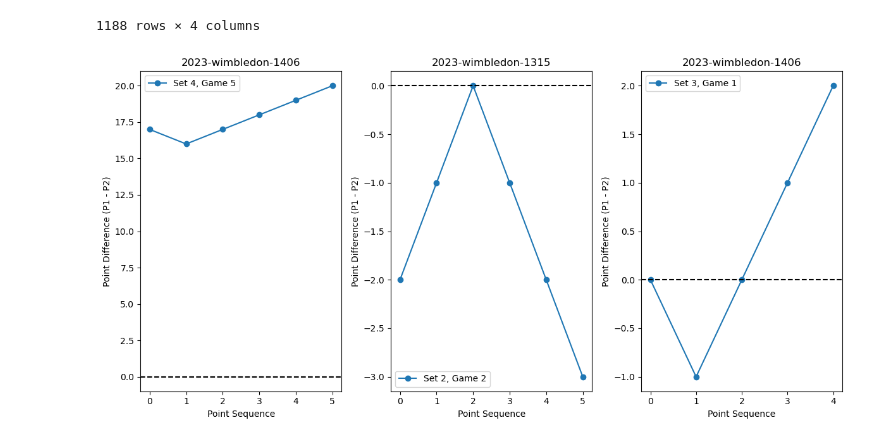
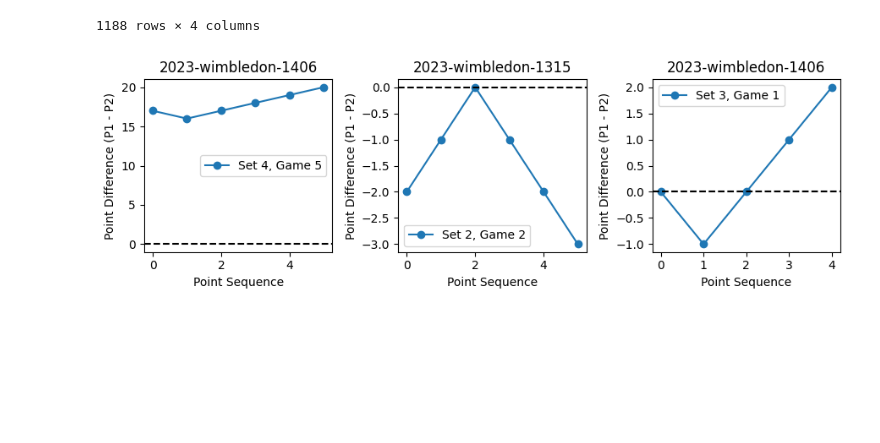
Before and after one commit to Charlie-XIAO/MCM24-xzz, a Jupyter notebook: q1.ipynb, the cells around one changed output. Cells and saved outputs as stored; diff of their text form; code cells hidden in the pictures; blank space fills up the shorter version.

```diff
--- a/q1.ipynb
+++ b/q1.ipynb
@@ -11,6 +12,8 @@ df = pd.read_csv("wimbledon.csv")
 # %%
 df["elapsed_time_td"] = pd.to_timedelta(df["elapsed_time"])
-df["time_diff"] = df.groupby("match_id")["elapsed_time_td"].diff().dt.total_seconds().fillna(0)
+df["time_diff"] = (
+    df.groupby("match_id")["elapsed_time_td"].diff().dt.total_seconds().fillna(0)
+)
 df[["match_id", "elapsed_time", "time_diff"]]
 # %% [output]
 |  | match_id | elapsed_time | time_diff |
@@ -29,7 +34,9 @@ df[["match_id", "elapsed_time", "time_diff"]]
 # %%
-df_points_diff = df.groupby(["match_id", "set_no", "game_no"])[
-    ["p1_points_won", "p2_points_won"]
-].apply(lambda x: [entry[0] - entry[1] for entry in x.values]).reset_index(name="points_diff_list")
+df_points_diff = (
+    df.groupby(["match_id", "set_no", "game_no"])[["p1_points_won", "p2_points_won"]]
+    .apply(lambda x: [entry[0] - entry[1] for entry in x.values])
+    .reset_index(name="points_diff_list")
+)
 df_points_diff
 # %% [output]
 |  | match_id | set_no | game_no | points_diff_list |
@@ -46,18 +53,18 @@ df_points_diff
 | 1187 | 2023-wimbledon-1701 | 5 | 10 | [-1, 0, 1, 0, 1, 2] |
 1188 rows × 4 columns
 # %%
-plt.figure(figsize=(12, 6))
+plt.figure(figsize=(9, 3))
 for i, (match_id, set_no, game_no, points_diff_list) in df_points_diff.sample(
     3, random_state=0, ignore_index=True
 ).iterrows():
     plt.subplot(1, 3, i + 1)
     plt.plot(points_diff_list, marker="o", label=f"Set {set_no}, Game {game_no}")
     plt.xlabel("Point Sequence")
     plt.ylabel("Point Difference (P1 - P2)")
     plt.title(match_id)
     plt.axhline(y=0, color="black", linestyle="--")
     plt.legend()
 plt.tight_layout()
 plt.show()
 # %% [output]
-[figure, old version]
+[figure, new version]
```
Also changed, not shown: parts of 20 cells of this notebook, 1 other file.
